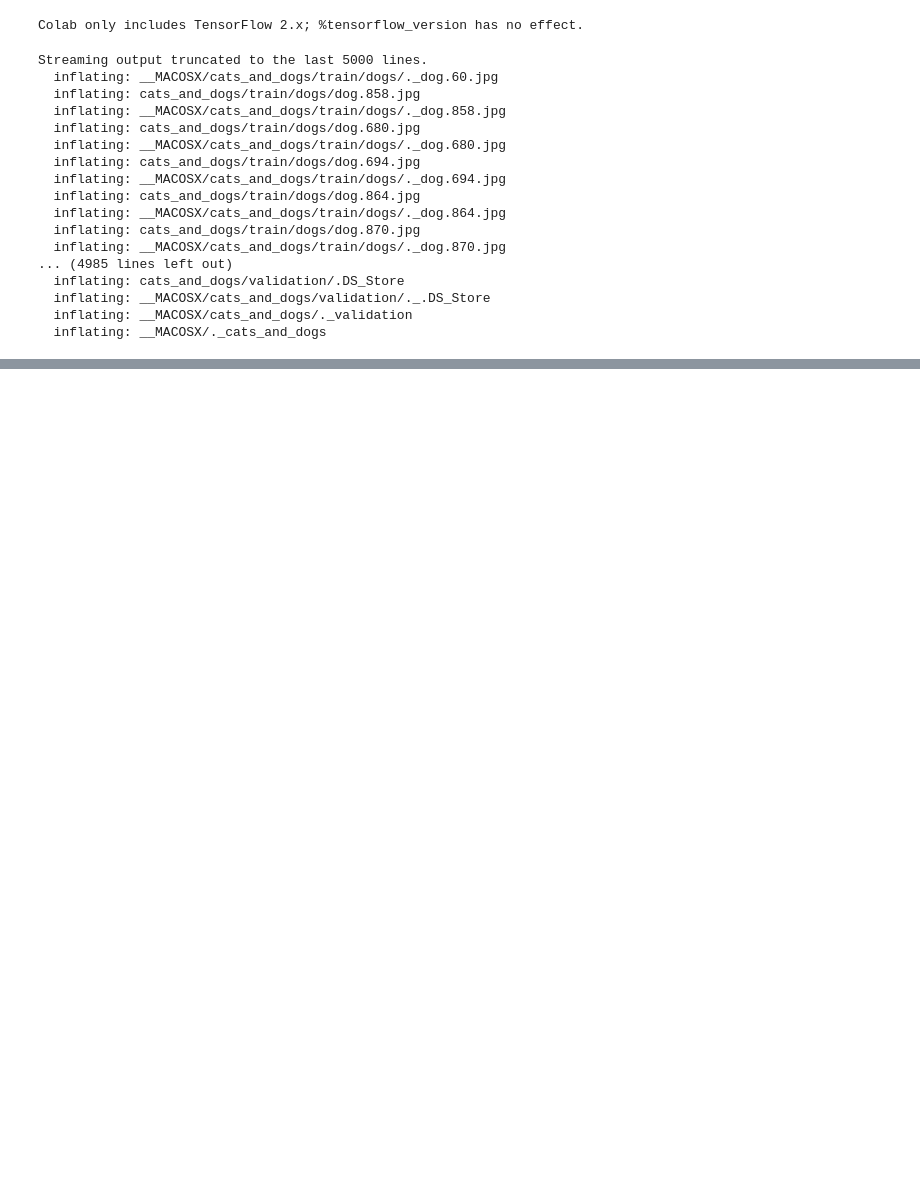
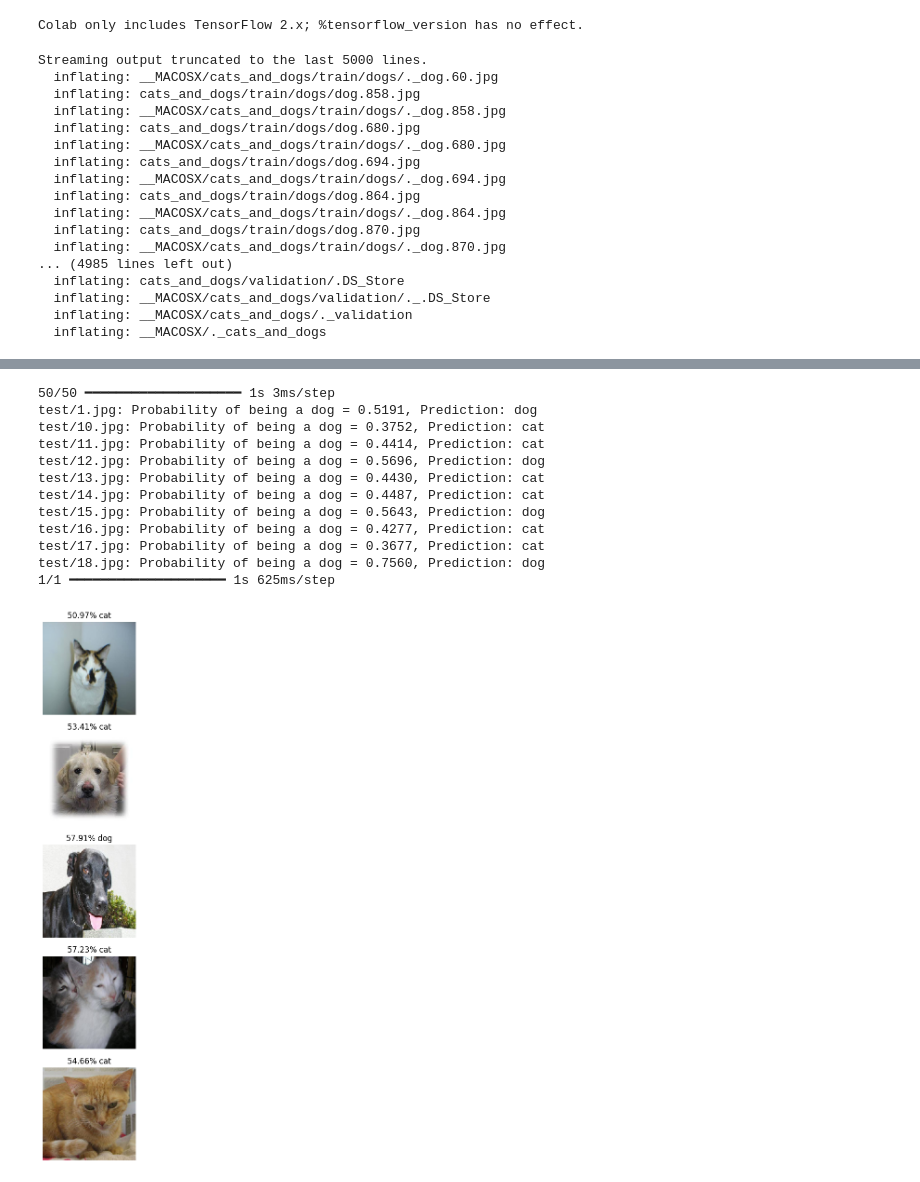
Before and after one commit to adrian-groening/RDP-Reading-Data-with-Python-and-Pandas, a Jupyter notebook: fcc_cat_dog.ipynb, the cells around one changed output, grey strips where cells are left out. Cells and saved outputs as stored; diff of their text form; code cells hidden in the pictures; blank space fills up the shorter version.

```diff
--- a/fcc_cat_dog.ipynb
+++ b/fcc_cat_dog.ipynb
@@ -89,9 +87,10 @@ val_data_gen = validation_image_generator.flow_from_directory(
 )
 
 test_data_gen = test_image_generator.flow_from_directory(
-    test_dir,
+    directory=PATH,
+    classes=['test'],
     target_size=(IMG_HEIGHT, IMG_WIDTH),
     batch_size=1,
-    class_mode='binary',
+    class_mode=None,
     shuffle=False
 )
@@ -145,0 +197,11 @@ history = None
+# %%
+# 8
+epochs = 6
+
+history = model.fit(
+    x=train_data_gen,
+    steps_per_epoch=2000 // batch_size,      # 2000 training images
+    epochs=epochs,
+    validation_data=val_data_gen,
+    validation_steps=1000 // batch_size      # 1000 validation images
+)
@@ -169,3 +247,47 @@ plt.show()
+# %%
+# prompt: use the model to predict whether a brand new image is a cat or a dog.
+
+import numpy as np
+# Make predictions on the test dataset
+probabilities = model.predict(test_data_gen).flatten()
+
+# Get the filenames from the test data generator
+filenames = test_data_gen.filenames
+
+# Pair the filenames with their probabilities
+results = list(zip(filenames, probabilities))
+
+# Print a few examples of predictions
+for i in range(10):
+  filename, probability = results[i]
+  prediction = "dog" if probability > 0.5 else "cat"
+  print(f"{filename}: Probability of being a dog = {probability:.4f}, Prediction: {prediction}")
+
+# You can also visualize some test images with predictions
+# Load a few test images for visualization
+test_image_paths = [os.path.join(test_dir, fname) for fname in os.listdir(test_dir)][:5]
+test_images_for_plot = [tf.keras.preprocessing.image.load_img(p, target_size=(IMG_HEIGHT, IMG_WIDTH)) for p in test_image_paths]
+test_images_for_plot = [tf.keras.preprocessing.image.img_to_array(img) / 255.0 for img in test_images_for_plot]
+
+# Make predictions for these specific images for plotting
+test_images_for_plot_array = np.array(test_images_for_plot)
+probabilities_for_plot = model.predict(test_images_for_plot_array).flatten()
+
+plotImages(test_images_for_plot, probabilities=probabilities_for_plot)
+# %% [output]
+50/50 ━━━━━━━━━━━━━━━━━━━━ 1s 3ms/step
+test/1.jpg: Probability of being a dog = 0.5191, Prediction: dog
+test/10.jpg: Probability of being a dog = 0.3752, Prediction: cat
+test/11.jpg: Probability of being a dog = 0.4414, Prediction: cat
+test/12.jpg: Probability of being a dog = 0.5696, Prediction: dog
+test/13.jpg: Probability of being a dog = 0.4430, Prediction: cat
+test/14.jpg: Probability of being a dog = 0.4487, Prediction: cat
+test/15.jpg: Probability of being a dog = 0.5643, Prediction: dog
+test/16.jpg: Probability of being a dog = 0.4277, Prediction: cat
+test/17.jpg: Probability of being a dog = 0.3677, Prediction: cat
+test/18.jpg: Probability of being a dog = 0.7560, Prediction: dog
+1/1 ━━━━━━━━━━━━━━━━━━━━ 1s 625ms/step
+[figure, added]
 # %%
 # 11
 answers =  [1, 0, 0, 1, 0, 0, 0, 0, 1, 1, 0,
```
Also changed, not shown: parts of 11 cells of this notebook.
